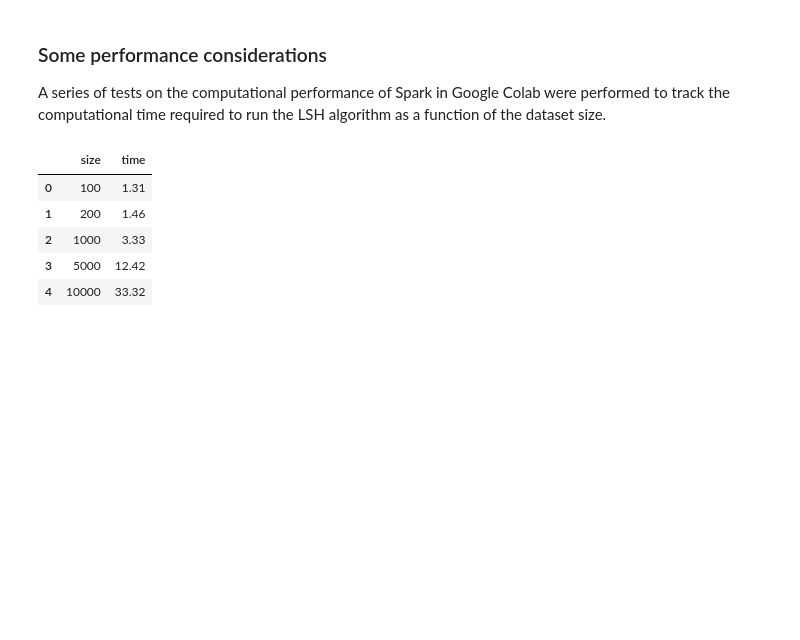
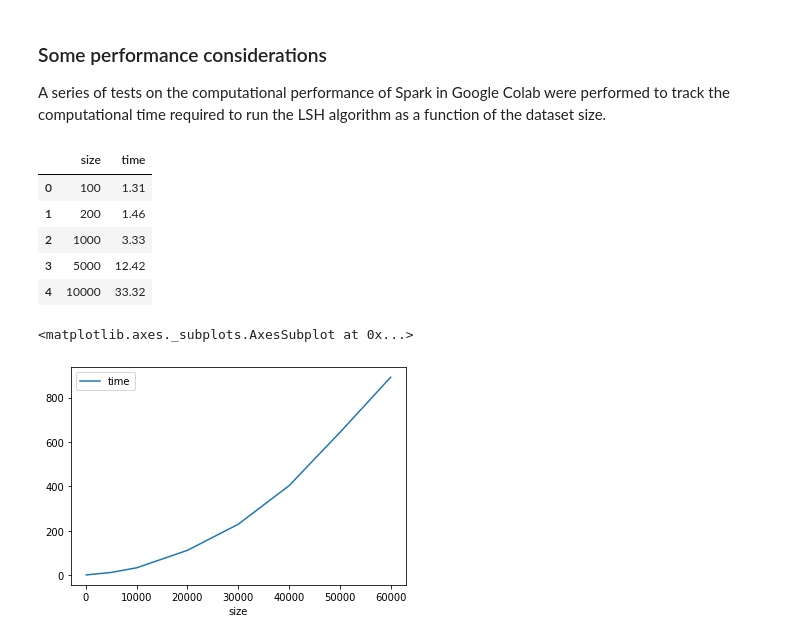
Before and after one commit to gregorio-saporito/Spark-AMD, a Jupyter notebook: main.ipynb, the cells around one changed output. Cells and saved outputs as stored; diff of their text form; code cells hidden in the pictures; blank space fills up the shorter version.

Commit message:
plot size and time

```diff
--- a/main.ipynb
+++ b/main.ipynb
@@ -250,10 +266,10 @@ df.where((col("id") == 1041520) | (col("id") == 1042370)).show(truncate=False)
 A series of tests on the computational performance of Spark in Google Colab were performed to track the computational time required to run the LSH algorithm as a function of the dataset size.
 # %%
 import pandas as pd
-d = {'size': [100, 200, 1000, 5000, 10000, 20000, 30000, 40000, 50000],
-     'time': [1.31, 1.46, 3.33, 12.42, 33.32, 111.91, 229.47, 403.05, 642.67]}
-df = pd.DataFrame(data=d)
-df.head()
+d = {'size': [100, 200, 1000, 5000, 10000, 20000, 30000, 40000, 50000, 60000],
+     'time': [1.31, 1.46, 3.33, 12.42, 33.32, 111.91, 229.47, 403.05, 642.67, 891.45]}
+df_time = pd.DataFrame(data=d)
+df_time.head()
 # %% [output]
 |  | size | time |
 | 0 | 100 | 1.31 |
@@ -261,3 +277,8 @@ df.head()
 | 2 | 1000 | 3.33 |
 | 3 | 5000 | 12.42 |
 | 4 | 10000 | 33.32 |
+# %%
+df_time.plot.line(x="size",y="time")
+# %% [output]
+<matplotlib.axes._subplots.AxesSubplot at 0x...>
+[figure, added]
```
Also changed, not shown: parts of 2 cells of this notebook.
